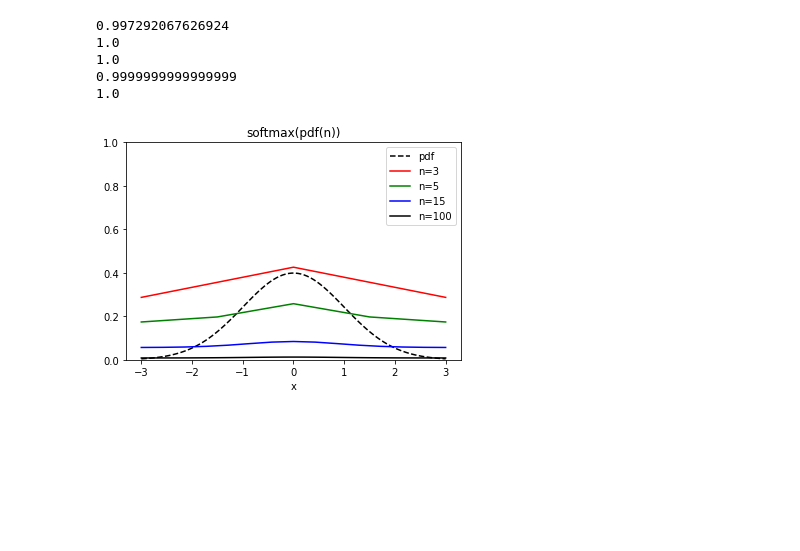
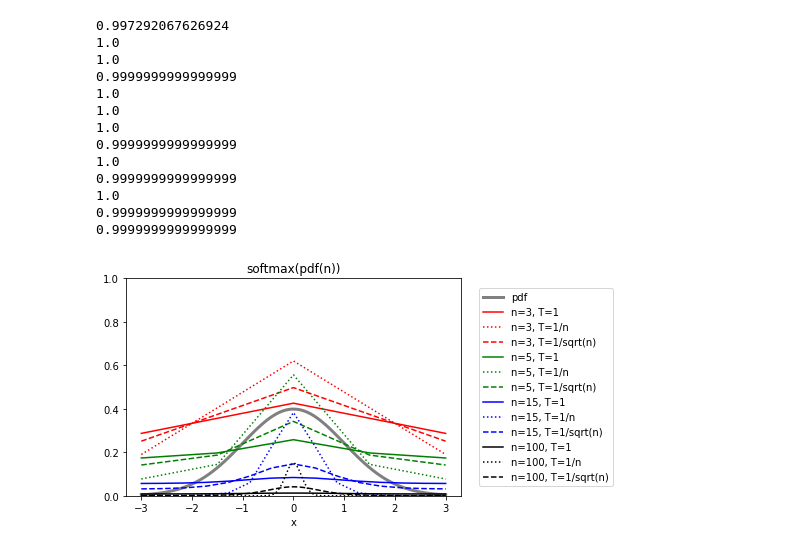
Before and after one commit to EricCousineau-TRI/repro, a Jupyter notebook: python/torch/softmax_sample_size.ipynb, the cells around one changed output. Drawn from its saved outputs; the diff is of its cells as text; code cells hidden in the pictures; blank space fills up the shorter version.

```diff
--- a/python/torch/softmax_sample_size.ipynb
+++ b/python/torch/softmax_sample_size.ipynb
@@ -16,31 +22,47 @@ def my_pdf(n):
 # %%
-def softmax(ys):
+def softmax(ys, temperature):
     ys = torch.from_numpy(ys)
-    ys = F.softmax(ys, dim=0)
+    ys = F.softmax(ys / temperature, dim=0)
     ys = ys.numpy()
     return ys
 # %%
-def plot_stuff(n, color):
+def plot_softmax(n, color):
     x, y = my_pdf(n)
-    yh = softmax(y)
-    print(np.sum(yh))
-    plt.plot(x, yh, color=color, label=f"n={n}")
+
+    temperatures = {
+        ("1", "-"): 1.0,
+        ("1/n", ":"): 1.0 / n,
+        ("1/sqrt(n)", "--"): 1.0 / np.sqrt(n),
+    }
+
+    for (T_label, style), T in temperatures.items():
+        yh = softmax(y, T)
+        print(np.sum(yh))
+        plt.plot(x, yh, style, color=color, label=f"n={n}, T={T_label}")
 # %%
 x, y = my_pdf(100)
 print(np.trapz(y, x))
-plt.plot(x, y, "--k", label="pdf")
-plot_stuff(3, "r")
-plot_stuff(5, "g")
-plot_stuff(15, "b")
-plot_stuff(100, "k")
+plt.plot(x, y, "-", color="grey", linewidth=3, label="pdf")
+plot_softmax(3, "r")
+plot_softmax(5, "g")
+plot_softmax(15, "b")
+plot_softmax(100, "k")
 plt.ylim([0, 1.0])
-plt.legend()
+plt.legend(bbox_to_anchor=(1.04, 0.5), loc="center left")
 plt.title("softmax(pdf(n))")
 plt.xlabel("x");
 # %% [output]
 0.997292067626924
 1.0
 1.0
 0.9999999999999999
 1.0
+1.0
+1.0
+0.9999999999999999
+1.0
+0.9999999999999999
+1.0
+0.9999999999999999
+0.9999999999999999
-[figure, old version]
+[figure, new version]
```
Also changed, not shown: parts of 1 cell of this notebook.
